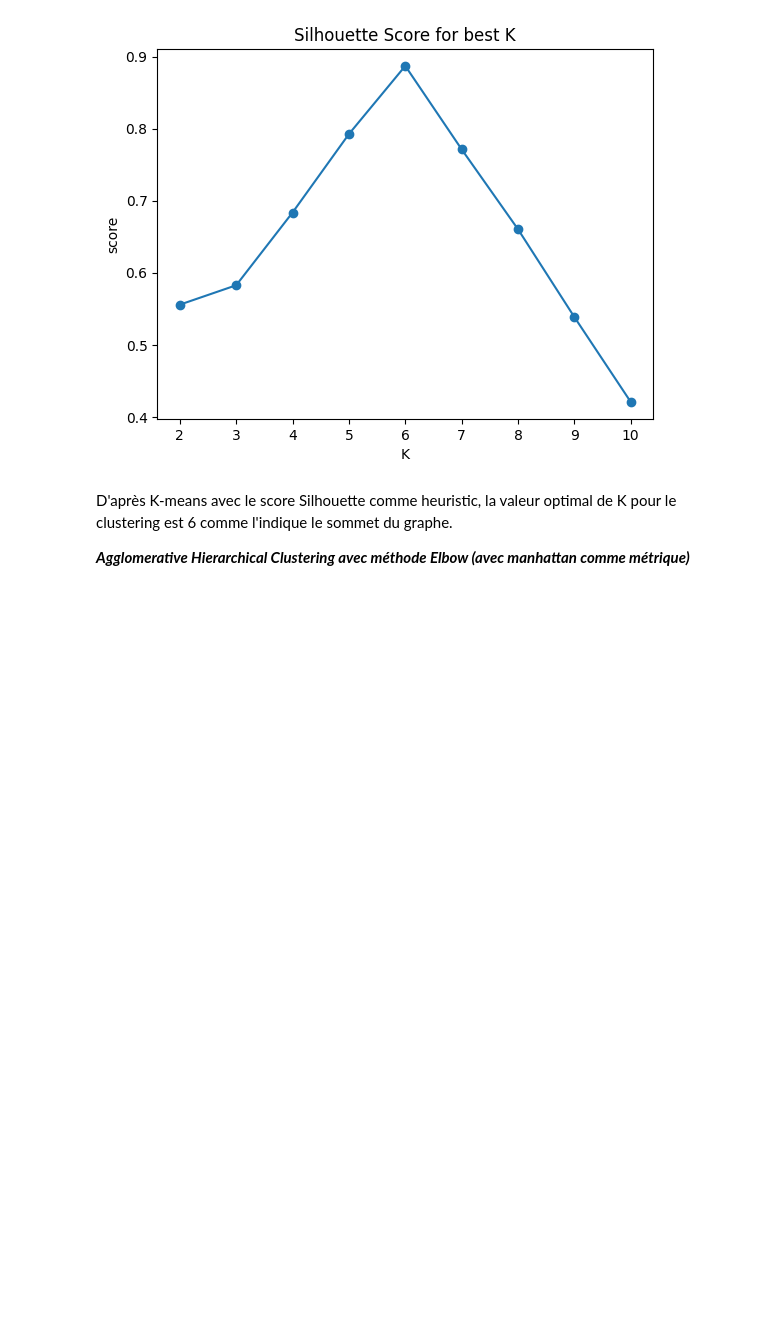
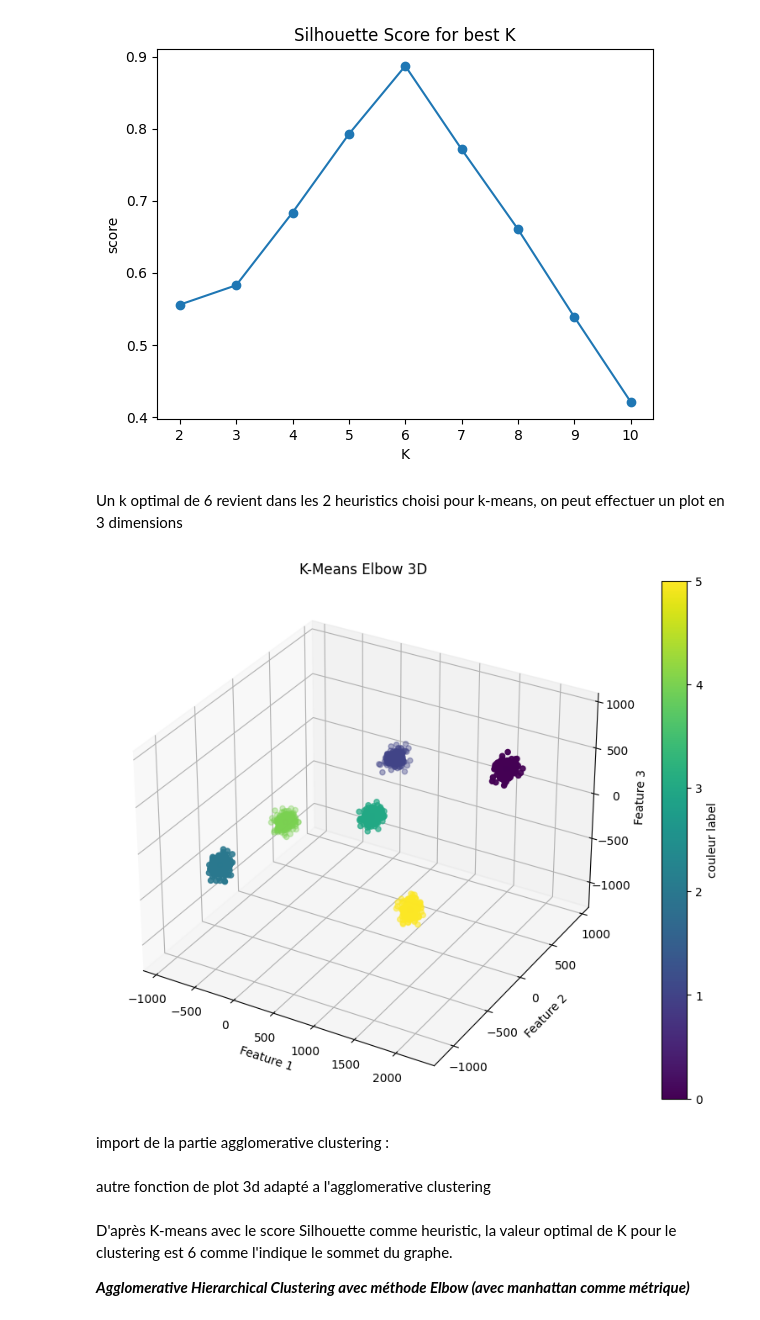
Before and after one commit to Fosowl/MachineLearningEpitech, a Jupyter notebook: exercise_3/solve.ipynb, the cells around one changed output. Drawn from its saved outputs; the diff is of its cells as text; code cells hidden in the pictures; blank space fills up the shorter version.

```diff
--- a/exercise_3/solve.ipynb
+++ b/exercise_3/solve.ipynb
@@ -21,3 +23,15 @@ print(data[0])
+# %%
+def plot_3d(data, kmeans, labels):
+    fig = plt.figure(figsize=(12, 8))
+    ax = fig.add_subplot(111, projection='3d')
+    scatter = ax.scatter(data[:, 0], data[:, 1], data[:, 2], c=labels, cmap='viridis')
+    ax.scatter(kmeans.cluster_centers_[:, 0], kmeans.cluster_centers_[:, 1], kmeans.cluster_centers_[:, 2])
+    ax.set_title('K-Means Elbow 3D')
+    ax.set_xlabel('Feature 1')
+    ax.set_ylabel('Feature 2')
+    ax.set_zlabel('Feature 3')
+    fig.colorbar(scatter, ax=ax, label='couleur label')
+    plt.show()
 # %% [markdown]
 Nous choissions 2 méthodes de clustering et 2 méthode d'heuristique.
 
@@ -34,9 +48,9 @@ inertias = []
 K = range(1, 10)
 
 for k in K:
-    KmeanModel = KMeans(n_clusters=k).fit(data)
-    KmeanModel.fit(data)
-    inertias.append(KmeanModel.inertia_)
+    kmeans = KMeans(n_clusters=k).fit(data)
+    kmeans.fit(data)
+    inertias.append(kmeans.inertia_)
 # %%
 plt.plot(K, inertias, 'bx-')
 plt.xlabel('K')
@@ -67,3 +81,13 @@ plt.ylabel('score')
 plt.show()
 # %% [output]
 [figure]
+# %% [markdown]
+Un k optimal de 6 revient dans les 2 heuristics choisi pour k-means, on peut effectuer un plot en 3 dimensions
+# %%
+kmeans = KMeans(n_clusters=6, random_state=42)
+labels = kmeans.fit_predict(data)
+plot_3d(data, kmeans, labels)
+# %% [output]
+[figure, added]
+# %% [markdown]
+import de la partie agglomerative clustering :
@@ -69,0 +97,2 @@ plt.show()
+# %% [markdown]
+autre fonction de plot 3d adapté a l'agglomerative clustering
```
Also changed, not shown: parts of 9 cells of this notebook.
